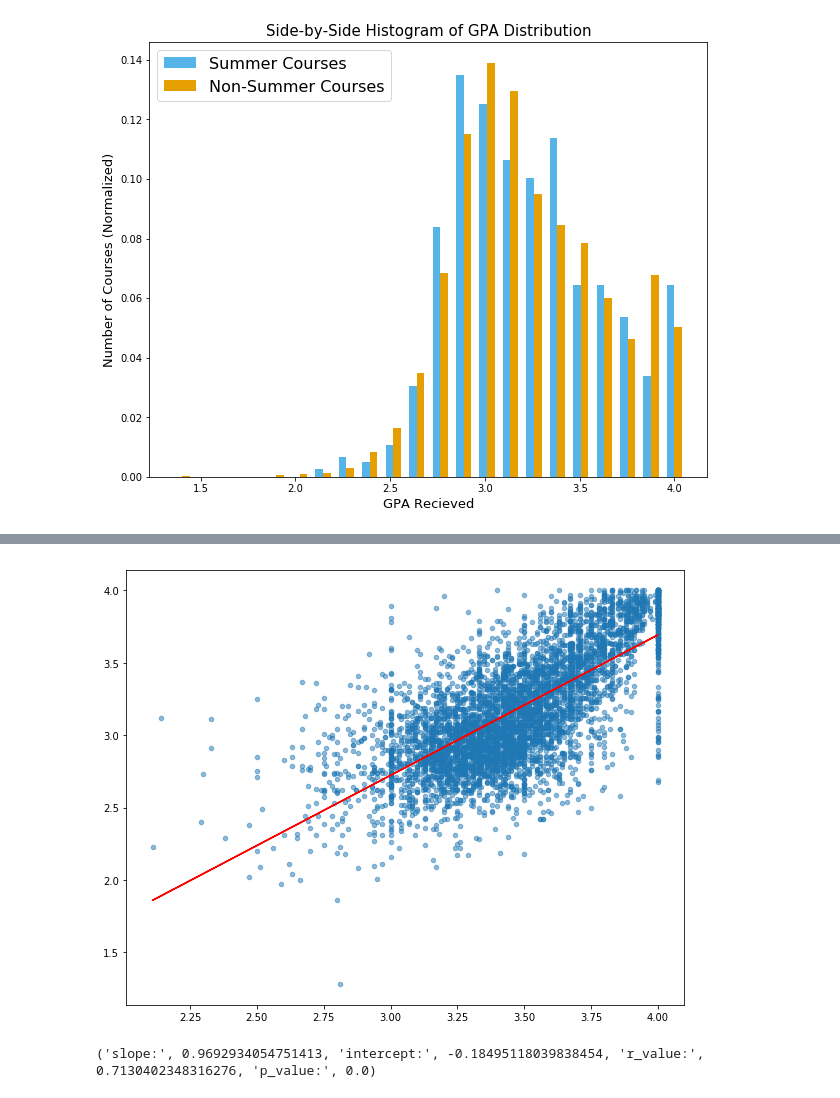
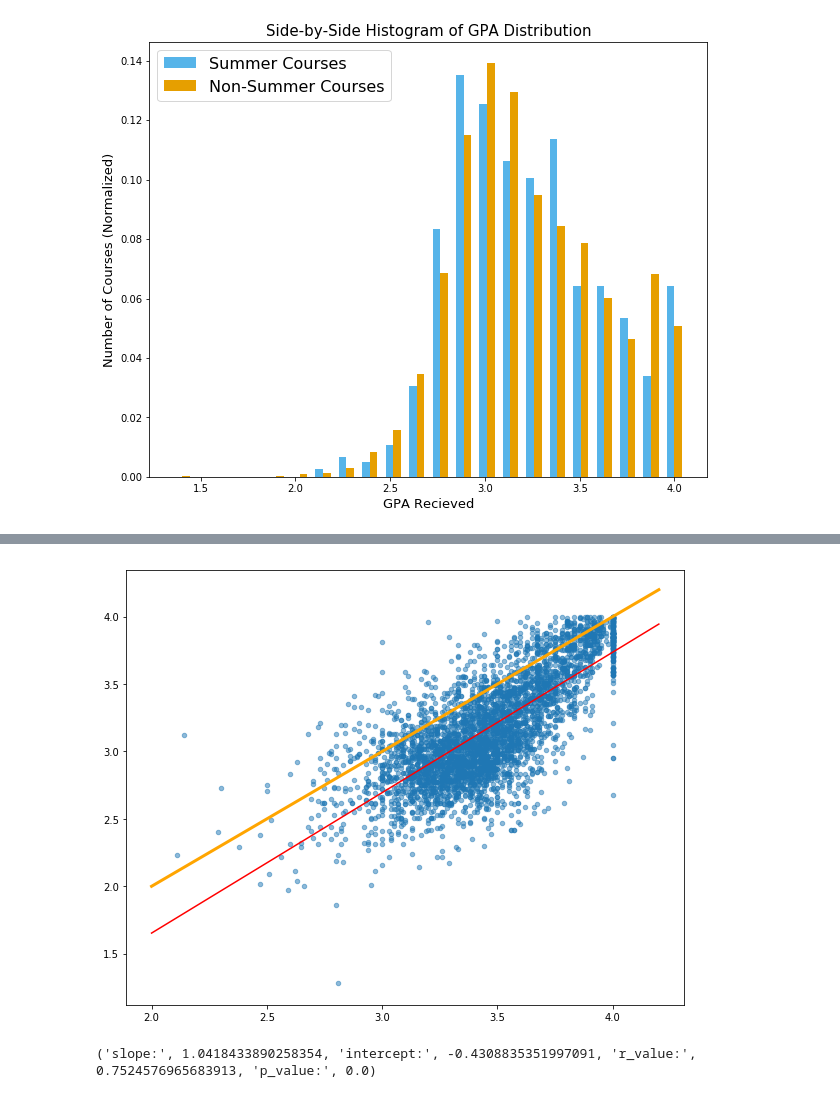
Before and after one commit to alexng1928/ECE143Team6, a Jupyter notebook: GPA Dist and Regression.ipynb, the cells around one changed output, grey strips where cells are left out. Drawn from its saved outputs; the diff is of its cells as text; code cells hidden in the pictures.

```diff
--- a/GPA Dist and Regression.ipynb
+++ b/GPA Dist and Regression.ipynb
@@ -85,17 +114,20 @@ print ("slope:", slope, "intercept:", intercept, "r_value:", r_value, "p_value:"
 # %%
 import scipy.stats as stats
 dtf = make_pandas('ucsd.txt')
 dtf = dtf.dropna()
 dtf = dtf.reset_index(drop=True)
+dtf = dtf[(dtf['Summer?'] == 'NS')]
 slope, intercept, r_value, p_value, std_err = stats.linregress(dtf['GPA Expected'], dtf['GPA Recieved'])
 
-abline_values = [slope * i + intercept for i in dtf['GPA Expected']]
+abline_values = [slope * i + intercept for i in [2, 4.2]]
 
 fig=plt.figure(figsize=(10, 8))
+plt.plot([2, 4.2], [2, 4.2], 'orange', label = 'Grade Expected = Grade Recieved',linewidth=3)
 plt.scatter(dtf['GPA Expected'], dtf['GPA Recieved'], s=20, alpha=0.5)
-plt.plot(dtf['GPA Expected'], abline_values, 'b', c='red')
+plt.plot([2, 4.2], abline_values, 'b', c='red')
+
 plt.show()
 print ("slope:", slope, "intercept:", intercept, "r_value:", r_value, "p_value:", p_value)
 # %% [output]
-[figure, old version]
+[figure, new version]
-('slope:', 0.9692934054751413, 'intercept:', -0.18495118039838454, 'r_value:', 0.7130402348316276, 'p_value:', 0.0)
+('slope:', 1.0418433890258354, 'intercept:', -0.4308835351997091, 'r_value:', 0.7524576965683913, 'p_value:', 0.0)
```
Also changed, not shown: parts of 3 cells of this notebook.
